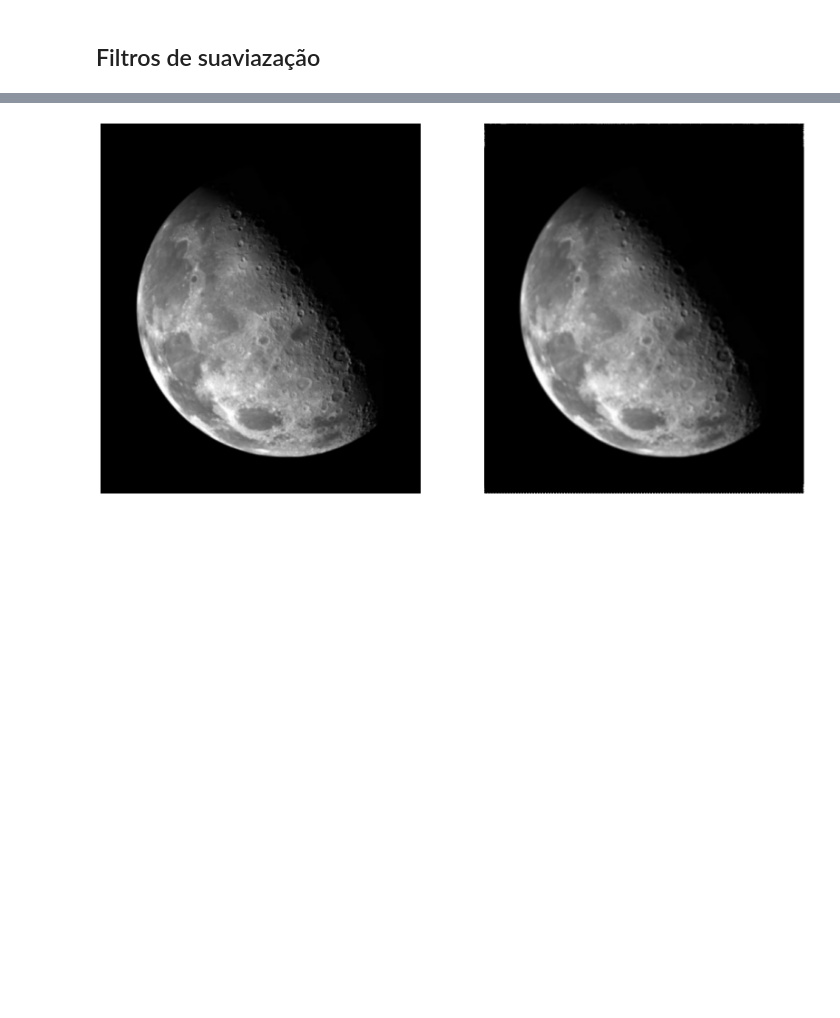
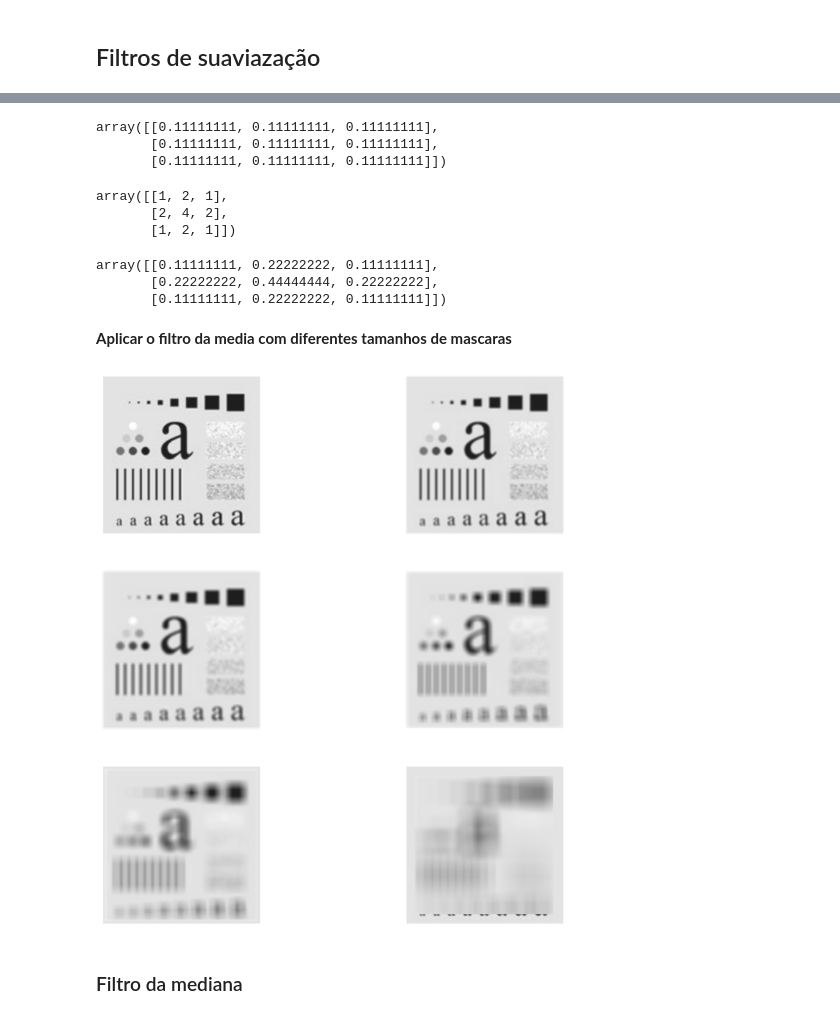
Before and after one commit to eriksonJAguiar/Processamento-imagens, a Jupyter notebook: Codigos/Filtragem.ipynb, the cells around one changed output, grey strips where cells are left out. Cells and saved outputs as stored; diff of their text form; code cells hidden in the pictures; blank space fills up the shorter version.

```diff
--- a/Codigos/Filtragem.ipynb
+++ b/Codigos/Filtragem.ipynb
@@ -194,5 +258,5 @@ plt.show()
 # %%
-img_gray = input_image(os.path.join("..", "Imagens", "Moon.jpg"), is_gray=True)
+img_gray = input_image(os.path.join("..", "Imagens", "character.png"), is_gray=True)
 # %%
 plt.imshow(img_gray, vmin=0, vmax=255, cmap="gray")
 plt.axis("off")
@@ -211,16 +322,62 @@ array([[0.11111111, 0.11111111, 0.11111111],
+# %%
+w_media
+# %% [output]
+array([[0.11111111, 0.11111111, 0.11111111],
+       [0.11111111, 0.11111111, 0.11111111],
+       [0.11111111, 0.11111111, 0.11111111]])
+# %%
+wb = np.array([[1, 2, 1],
+               [2, 4, 2],
+               [1, 2, 1]])
+wb
+# %% [output]
+array([[1, 2, 1],
+       [2, 4, 2],
+       [1, 2, 1]])
+# %%
+w_media_b = media_mascara(wb)
+w_media_b
+# %% [output]
+array([[0.11111111, 0.22222222, 0.11111111],
+       [0.22222222, 0.44444444, 0.22222222],
+       [0.11111111, 0.22222222, 0.11111111]])
+# %% [markdown]
+**Aplicar o filtro da media com diferentes tamanhos de mascaras**
 # %%
-conv_imga = conv(img_gray, wa)
+img_3x3 = media_filtro(img_gray, w_size=(3,3))
+img_5x5 = media_filtro(img_gray, w_size=(5,5))
+img_9x9 = media_filtro(img_gray, w_size=(9,9))
+img_15x15 = media_filtro(img_gray, w_size=(15,15))
+img_35x35 = media_filtro(img_gray, w_size=(35,35))
 # %%
 plt.figure(figsize=(20, 20))
 
-plt.subplot(121)
+plt.subplot(321)
 plt.imshow(img_gray, vmin=0, vmax=255, cmap="gray")
 plt.axis("off")
 
-plt.subplot(122)
-plt.imshow(conv_imga, vmin=0, vmax=255, cmap="gray")
+plt.subplot(322)
+plt.imshow(img_3x3, vmin=0, vmax=255, cmap="gray")
+plt.axis("off")
+
+plt.subplot(323)
+plt.imshow(img_5x5, vmin=0, vmax=255, cmap="gray")
+plt.axis("off")
+
+plt.subplot(324)
+plt.imshow(img_9x9, vmin=0, vmax=255, cmap="gray")
+plt.axis("off")
+
+plt.subplot(325)
+plt.imshow(img_15x15, vmin=0, vmax=255, cmap="gray")
+plt.axis("off")
+
+plt.subplot(326)
+plt.imshow(img_35x35, vmin=0, vmax=255, cmap="gray")
 plt.axis("off")
 
 plt.show()
 # %% [output]
-[figure, old version]
+[figure, new version]
+# %% [markdown]
+### Filtro da mediana
```
Also changed, not shown: parts of 36 cells of this notebook, 2 other files.
